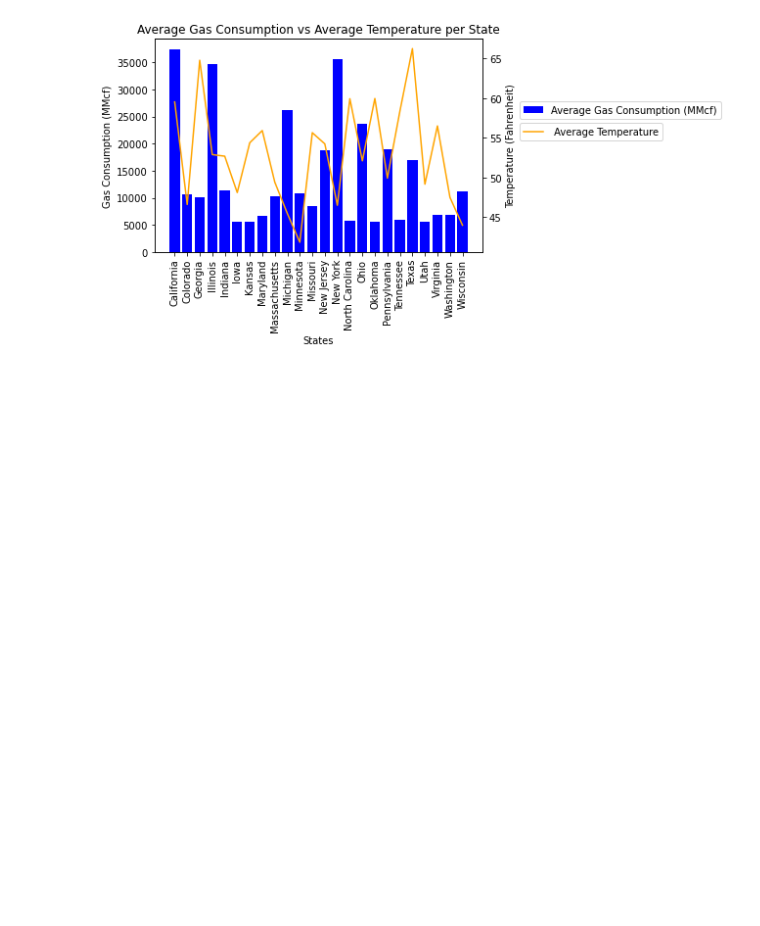
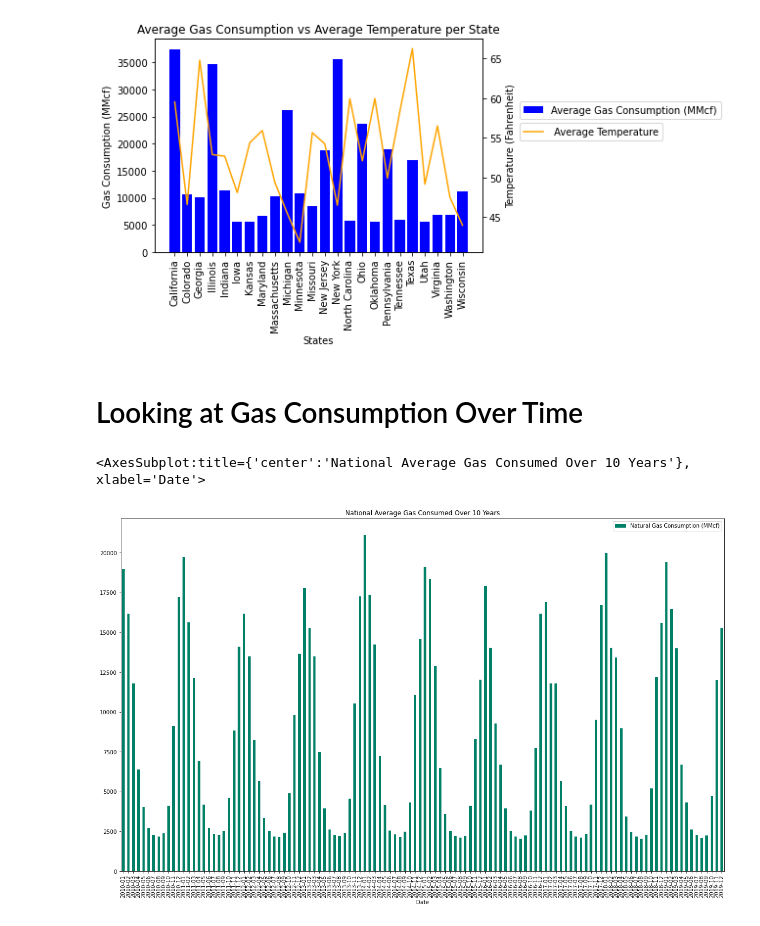
Before and after one commit to kcwf3d/databootcamp_Project_1, a Jupyter notebook: final_data_analysis.ipynb, the cells around one changed output. Saved outputs shown, nothing was run; the diff lists cells and outputs as text; code cells hidden in the pictures; blank space fills up the shorter version.

Commit message:
Adding code and plots for Natural Gas Consumption over time, Most Extreme Weather State >5000 MMcf(Minnesota), and Least Extreme Weather State >5000 MMcf(California).

```diff
--- a/final_data_analysis.ipynb
+++ b/final_data_analysis.ipynb
@@ -262,3 +262,12 @@ plt.title("Average Gas Consumption vs Average Temperature per State")
 # %% [output]
 Text(0.5, 1.0, 'Average Gas Consumption vs Average Temperature per State')
 [figure]
+# %% [markdown]
+# Looking at Gas Consumption Over Time
+# %%
+# adding bar graph of the average Gas Consumption for all states over time
+date_df = combined_df.groupby('Date').mean()
+date_df.plot(kind='bar', y= 'Natural Gas Consumption (MMcf)', figsize =(20,12), title= "National Average Gas Consumed Over 10 Years", colormap='summer')
+# %% [output]
+<AxesSubplot:title={'center':'National Average Gas Consumed Over 10 Years'}, xlabel='Date'>
+[figure, added]
```
Also changed, not shown: parts of 22 cells of this notebook.
